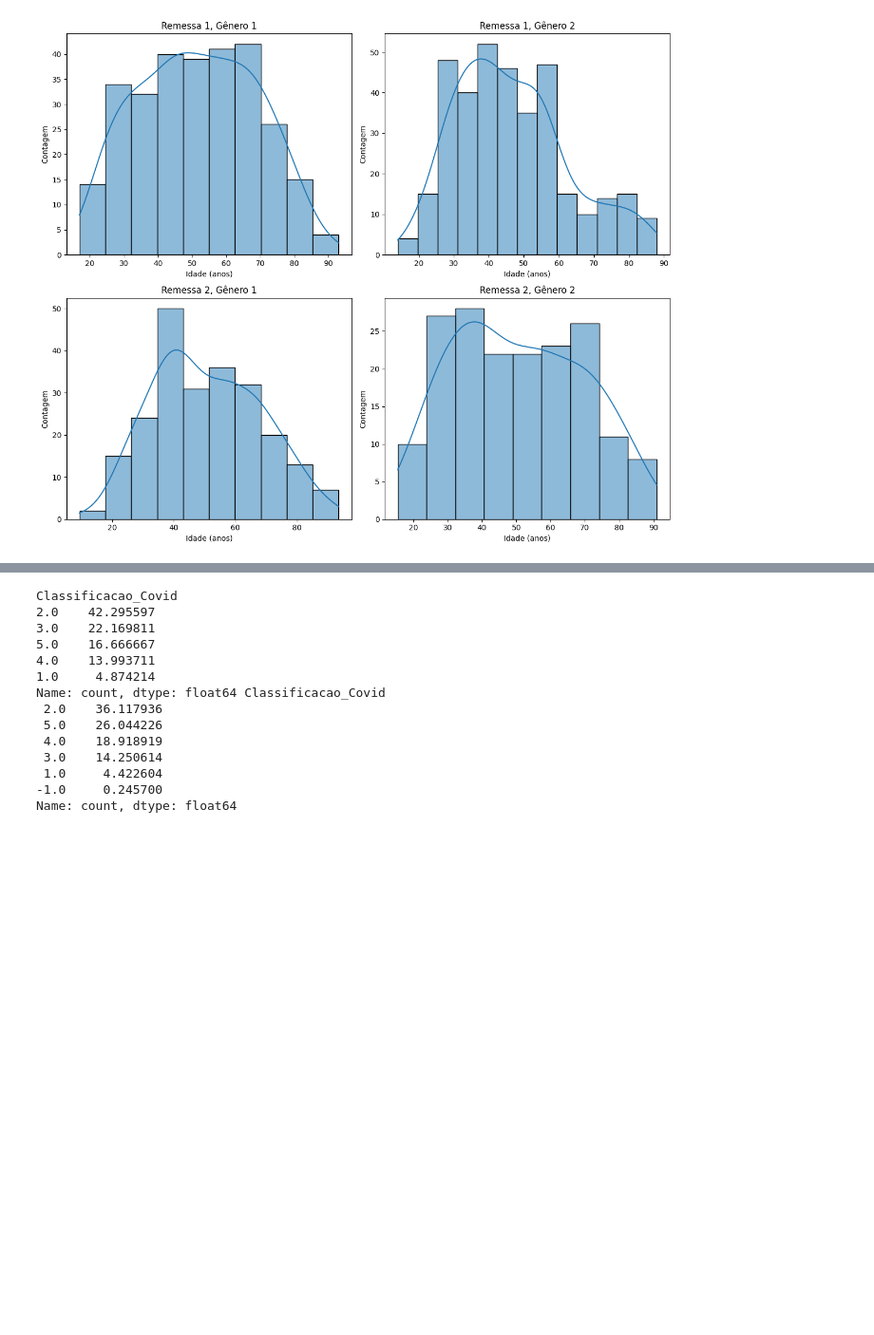
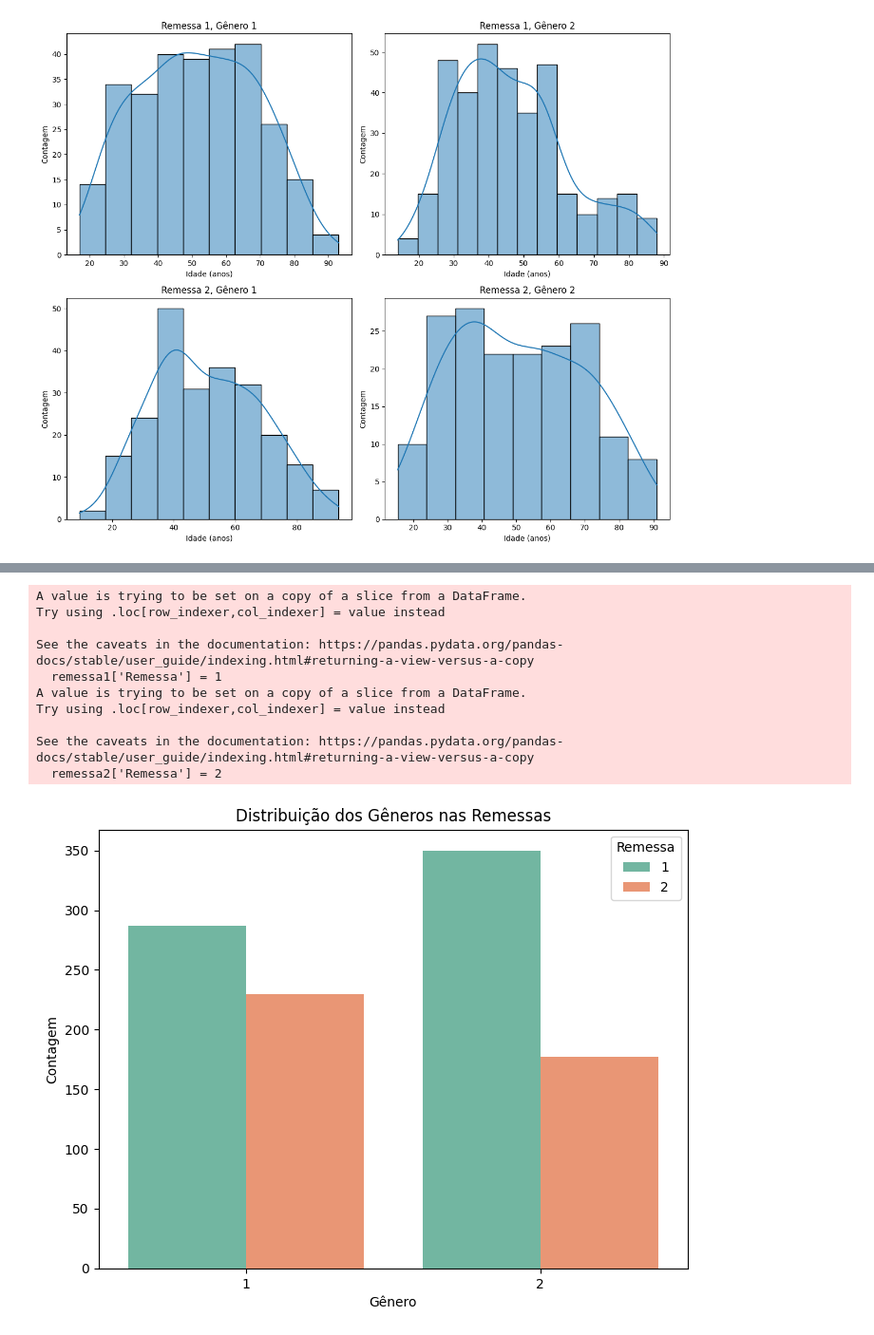
Before and after one commit to lcsfaria/Visualizacao_de_dados, a Jupyter notebook: Visu.ipynb, the cells around one changed output, grey strips where cells are left out. Shown at 95% size. Drawn from its saved outputs; the diff is of its cells as text; code cells hidden in the pictures; blank space fills up the shorter version.

```diff
--- a/Visu.ipynb
+++ b/Visu.ipynb
@@ -305,36 +275,34 @@ See the caveats in the documentation: https://pandas.pydata.org/pandas-docs/stab
-# %%
-#normalizando para ver as porcentagens
-
-def load_data(file_path, sheet_name):
-    return pd.read_excel(file_path, sheet_name=sheet_name)
-
-file_path = '/home/lucasf/Desktop/Visualizacaodedados/Casoxcontrole_onda-GWAS_Fenotipos_e_covariaveis_revisado_CONGELADO.xlsx'
-sheet_name = 'Completa'
-df = load_data(file_path, sheet_name)
-df = df.fillna(-1)
-
-remessa1=df.loc[df['Onda_1_ate_nov2020_Onda_2_entre_nov_2020_e_dez2021']==1]
-remessa2=df.loc[df['Onda_1_ate_nov2020_Onda_2_entre_nov_2020_e_dez2021']==2]
-
-contagem1 = remessa1['Classificacao_Covid'].value_counts()
-contagem2 = remessa2['Classificacao_Covid'].value_counts()
-
-porcentagens1 = contagem1 * 100 / len(remessa1)
-porcentagens2 = contagem2 * 100 / len(remessa2)
-
-print(porcentagens1, porcentagens2)
-# %% [output]
-Classificacao_Covid
-2.0    42.295597
-3.0    22.169811
-5.0    16.666667
-4.0    13.993711
-1.0     4.874214
-Name: count, dtype: float64 Classificacao_Covid
- 2.0    36.117936
- 5.0    26.044226
- 4.0    18.918919
- 3.0    14.250614
- 1.0     4.422604
--1.0     0.245700
-Name: count, dtype: float64
+# %%
+import pandas as pd
+import seaborn as sns
+import matplotlib.pyplot as plt
+
+# Supondo que você já tenha carregado os dados dos dois DataFrames remessa1 e remessa2
+
+# Adicionar uma coluna 'Remessa' em cada DataFrame
+remessa1['Remessa'] = 1
+remessa2['Remessa'] = 2
+
+# Concatenar os dois DataFrames em um único DataFrame
+df_concatenado = pd.concat([remessa1, remessa2])
+
+# Criar um countplot para comparar a distribuição dos gêneros
+plt.figure(figsize=(8, 6))
+sns.countplot(data=df_concatenado, x='GENERO', hue='Remessa', palette='Set2')
+plt.title('Distribuição dos Gêneros nas Remessas')
+plt.xlabel('Gênero')
+plt.ylabel('Contagem')
+plt.legend(title='Remessa')
+plt.show()
+# %% [output]
+A value is trying to be set on a copy of a slice from a DataFrame.
+Try using .loc[row_indexer,col_indexer] = value instead
+
+See the caveats in the documentation: https://pandas.pydata.org/pandas-docs/stable/user_guide/indexing.html#returning-a-view-versus-a-copy
+  remessa1['Remessa'] = 1
+A value is trying to be set on a copy of a slice from a DataFrame.
+Try using .loc[row_indexer,col_indexer] = value instead
+
+See the caveats in the documentation: https://pandas.pydata.org/pandas-docs/stable/user_guide/indexing.html#returning-a-view-versus-a-copy
+  remessa2['Remessa'] = 2
+[figure, added]
```
Also changed, not shown: parts of 14 cells of this notebook.
